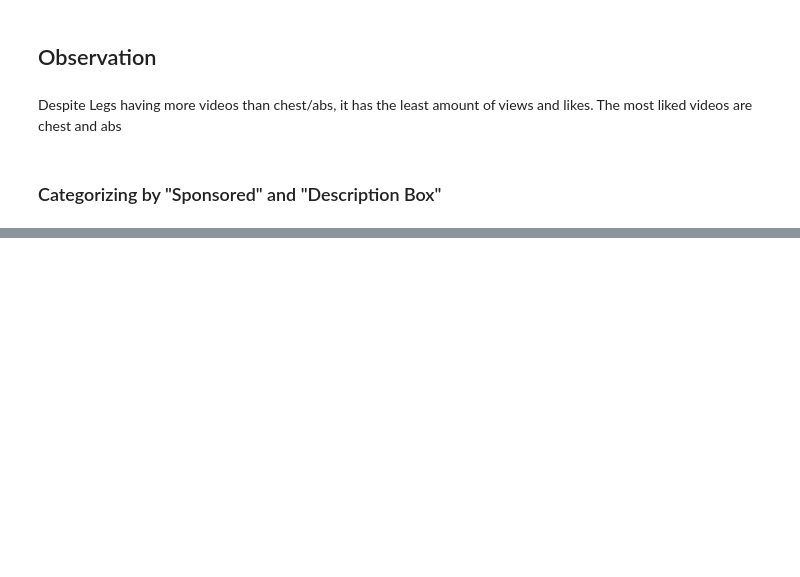
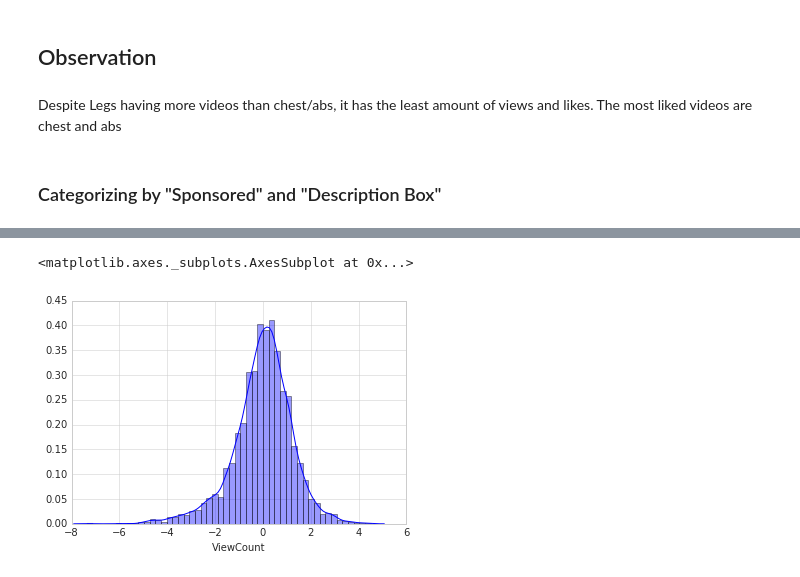
Before and after one commit to allenwang28/YouTube-Virality-Predictor, a Jupyter notebook: notebooks/Categorical Analysis2.ipynb, the cells around one changed output, grey strips where cells are left out. Cells and saved outputs as stored; diff of their text form; code cells hidden in the pictures; blank space fills up the shorter version.

```diff
--- a/notebooks/Categorical Analysis2.ipynb
+++ b/notebooks/Categorical Analysis2.ipynb
@@ -403,0 +381,7 @@ reg.score(test_X, test_y)
+# %%
+residuals = y_pred - test_y
+
+sns.distplot(residuals)
+# %% [output]
+<matplotlib.axes._subplots.AxesSubplot at 0x...>
+[figure, added]
```
Also changed, not shown: parts of 21 cells of this notebook, 2 other files.
